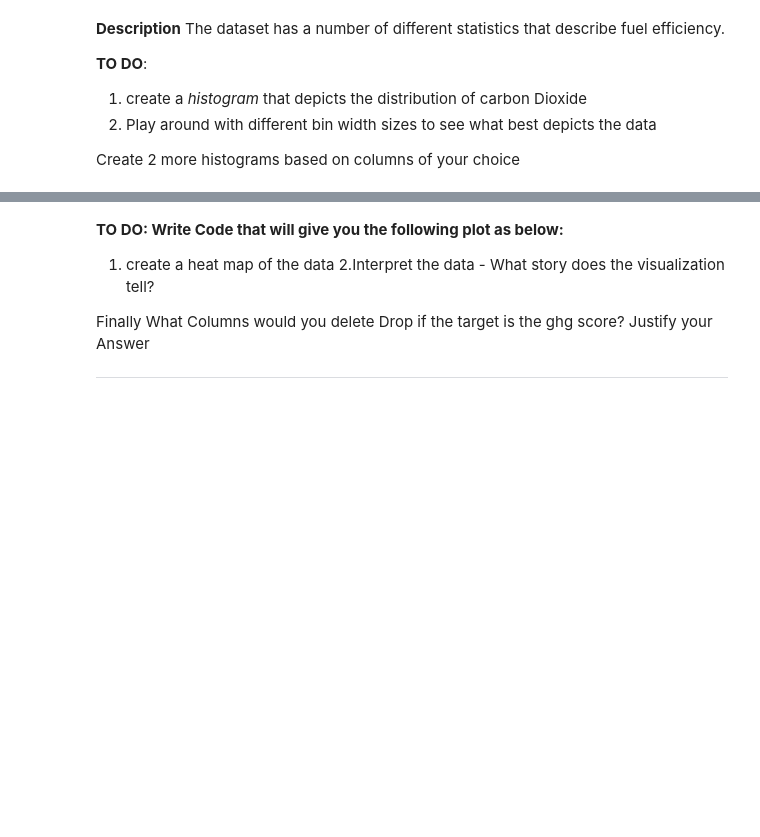
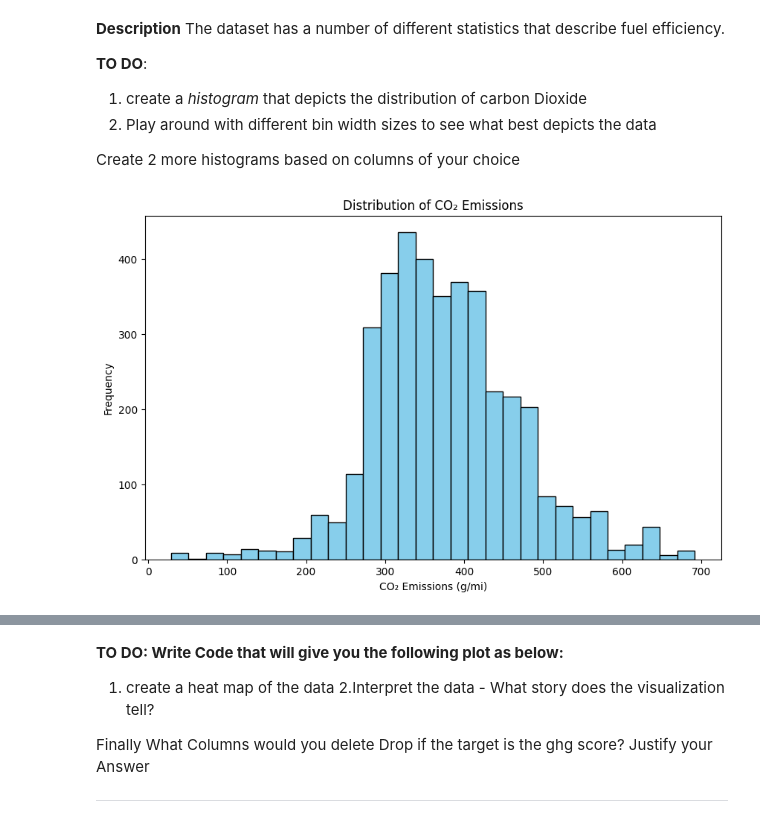
Before and after one commit to hirwaalu/plotting-project, a Jupyter notebook: Plotting_Assignment.ipynb, the cells around one changed output, grey strips where cells are left out. Cells and saved outputs as stored; diff of their text form; code cells hidden in the pictures; blank space fills up the shorter version.

Commit message:
plotting the histogram and heatmap.

```diff
--- a/Plotting_Assignment.ipynb
+++ b/Plotting_Assignment.ipynb
@@ -23,0 +25,4 @@ Load the dataset and print at least 10 rows
+# %%
+df = pd.read_csv('https://raw.githubusercontent.com/hirwaalu/plotting-project/refs/heads/master/fuel_econ.csv')
+
+df.head(7)
@@ -45,0 +54,9 @@ Create 2 more histograms based on columns of your choice
+# %%
+plt.figure(figsize=(10, 6))
+plt.hist(df['co2'], bins=30, color='skyblue', edgecolor='black')
+plt.title('Distribution of CO₂ Emissions')
+plt.xlabel('CO₂ Emissions (g/mi)')
+plt.ylabel('Frequency')
+plt.show()
+# %% [output]
+[figure, added]
```
Also changed, not shown: parts of 12 cells of this notebook.
